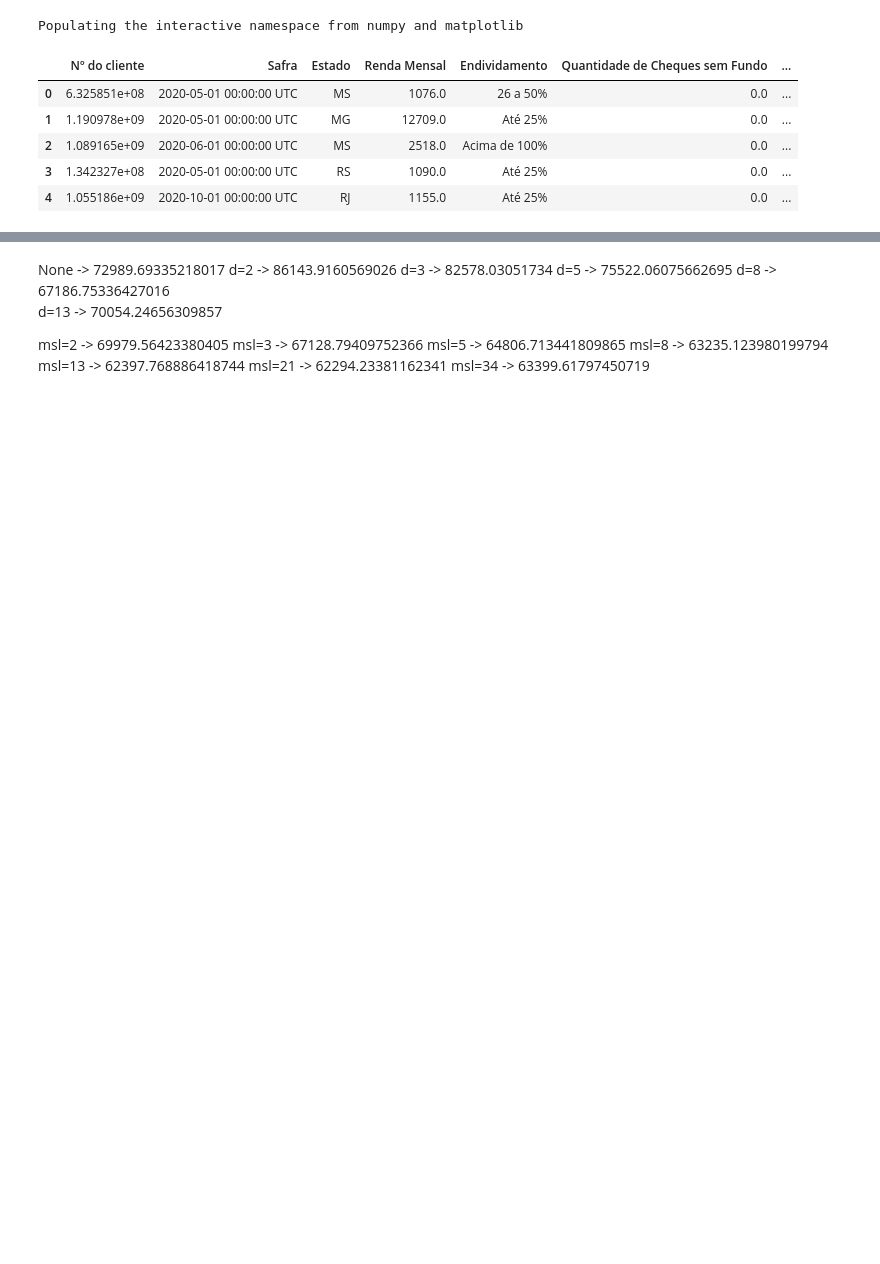
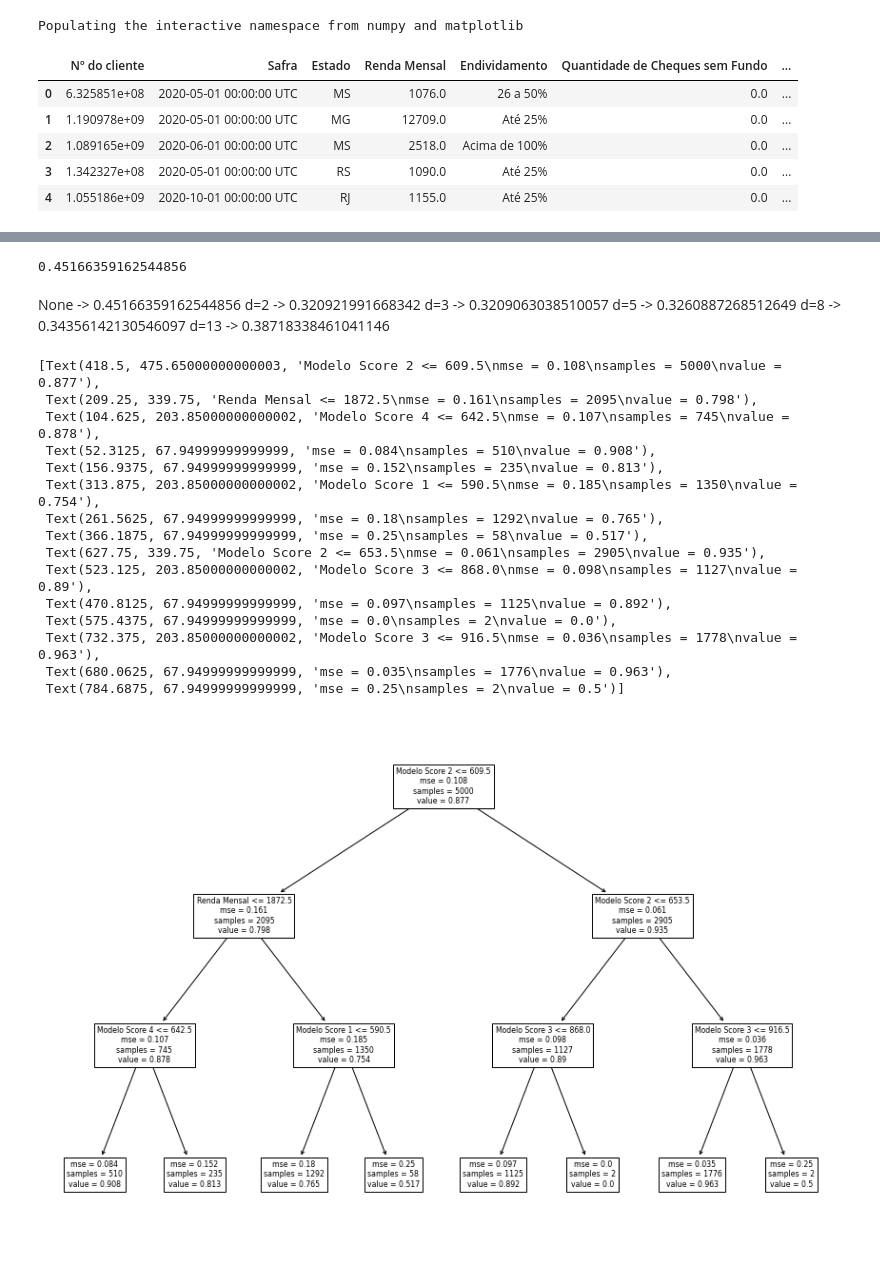
Before and after one commit to lorduakiti/diggi-teste, a Jupyter notebook: estudo_de_caso_diggi/analises/analise_arvore_de_decisao.ipynb, the cells around one changed output, grey strips where cells are left out. Saved outputs shown, nothing was run; the diff lists cells and outputs as text; code cells hidden in the pictures; blank space fills up the shorter version.

```diff
--- a/estudo_de_caso_diggi/analises/analise_arvore_de_decisao.ipynb
+++ b/estudo_de_caso_diggi/analises/analise_arvore_de_decisao.ipynb
@@ -46,3 +89,13 @@ data.describe()
 from sklearn.tree import DecisionTreeRegressor, plot_tree
 from sklearn.model_selection import train_test_split
 from sklearn.metrics import mean_squared_error
+# %%
+data = data[0:10000]
+# %%
+select_columns = ['Renda Mensal',
+    'Quantidade de Cheques sem Fundo',
+    'Quantidade de Restritivos', 'Valor dos Restritivos',
+    'Quantidade de Protestos', 'Valor dos Protestos', 'Modelo Score 1',
+    'Modelo Score 2', 'Modelo Score 3', 'Modelo Score 4',
+    '30D3M','60D6M','60D9M','90D9M','90D12M', '% Endividamento']
+data = data.filter(items=select_columns)
@@ -49,31 +132,42 @@ from sklearn.metrics import mean_squared_error
+# %%
+X = data.drop(columns=['30D3M','60D6M','60D9M','90D9M','90D12M'])
+y = data['30D3M']
 # %%
-X = data.drop("median_house_value", axis=1)
-y = data['median_house_value']
-
 Xtr, Xval, ytr, yval = train_test_split(X, y, test_size=0.5, random_state=0)
 
-#arvere = DecisionTreeRegressor(max_depth=8, random_state=0)
-arvere = DecisionTreeRegressor(min_samples_leaf=21, random_state=0)
-arvere.fit(Xtr, ytr)
+tree = DecisionTreeRegressor(max_depth=None, random_state=0)
+tree.fit(Xtr, ytr)
 
-p = arvere.predict(Xval)
+p = tree.predict(Xval)
 
 np.sqrt(mean_squared_error(yval, p))
+# %% [output]
+0.45166359162544856
-# %% [markdown]
-None -> 72989.69335218017
-d=2 -> 86143.9160569026
-d=3 -> 82578.03051734
-d=5 -> 75522.06075662695
-d=8 -> 67186.75336427016
-d=13 -> 70054.24656309857
-
-msl=2 -> 69979.56423380405
-msl=3 -> 67128.79409752366
-msl=5 -> 64806.713441809865
-msl=8 -> 63235.123980199794
-msl=13 -> 62397.768886418744
-msl=21 -> 62294.23381162341
-msl=34 -> 63399.61797450719
+# %% [markdown]
+None ->  0.45166359162544856
+d=2 ->  0.320921991668342
+d=3 ->  0.3209063038510057
+d=5 ->  0.3260887268512649
+d=8 ->  0.34356142130546097
+d=13 ->  0.38718338461041146
 # %%
+# Visualizando árvore de decisão
 pylab.figure(figsize=(15,10))
-plot_tree(arvere, feature_names=Xtr.columns)
+plot_tree(tree, feature_names=Xtr.columns)
+# %% [output]
+[Text(418.5, 475.65000000000003, 'Modelo Score 2 <= 609.5\nmse = 0.108\nsamples = 5000\nvalue = 0.877'),
+ Text(209.25, 339.75, 'Renda Mensal <= 1872.5\nmse = 0.161\nsamples = 2095\nvalue = 0.798'),
+ Text(104.625, 203.85000000000002, 'Modelo Score 4 <= 642.5\nmse = 0.107\nsamples = 745\nvalue = 0.878'),
+ Text(52.3125, 67.94999999999999, 'mse = 0.084\nsamples = 510\nvalue = 0.908'),
+ Text(156.9375, 67.94999999999999, 'mse = 0.152\nsamples = 235\nvalue = 0.813'),
+ Text(313.875, 203.85000000000002, 'Modelo Score 1 <= 590.5\nmse = 0.185\nsamples = 1350\nvalue = 0.754'),
+ Text(261.5625, 67.94999999999999, 'mse = 0.18\nsamples = 1292\nvalue = 0.765'),
+ Text(366.1875, 67.94999999999999, 'mse = 0.25\nsamples = 58\nvalue = 0.517'),
+ Text(627.75, 339.75, 'Modelo Score 2 <= 653.5\nmse = 0.061\nsamples = 2905\nvalue = 0.935'),
+ Text(523.125, 203.85000000000002, 'Modelo Score 3 <= 868.0\nmse = 0.098\nsamples = 1127\nvalue = 0.89'),
+ Text(470.8125, 67.94999999999999, 'mse = 0.097\nsamples = 1125\nvalue = 0.892'),
+ Text(575.4375, 67.94999999999999, 'mse = 0.0\nsamples = 2\nvalue = 0.0'),
+ Text(732.375, 203.85000000000002, 'Modelo Score 3 <= 916.5\nmse = 0.036\nsamples = 1778\nvalue = 0.963'),
+ Text(680.0625, 67.94999999999999, 'mse = 0.035\nsamples = 1776\nvalue = 0.963'),
+ Text(784.6875, 67.94999999999999, 'mse = 0.25\nsamples = 2\nvalue = 0.5')]
+[figure, added]
```
Also changed, not shown: parts of 11 cells of this notebook.
